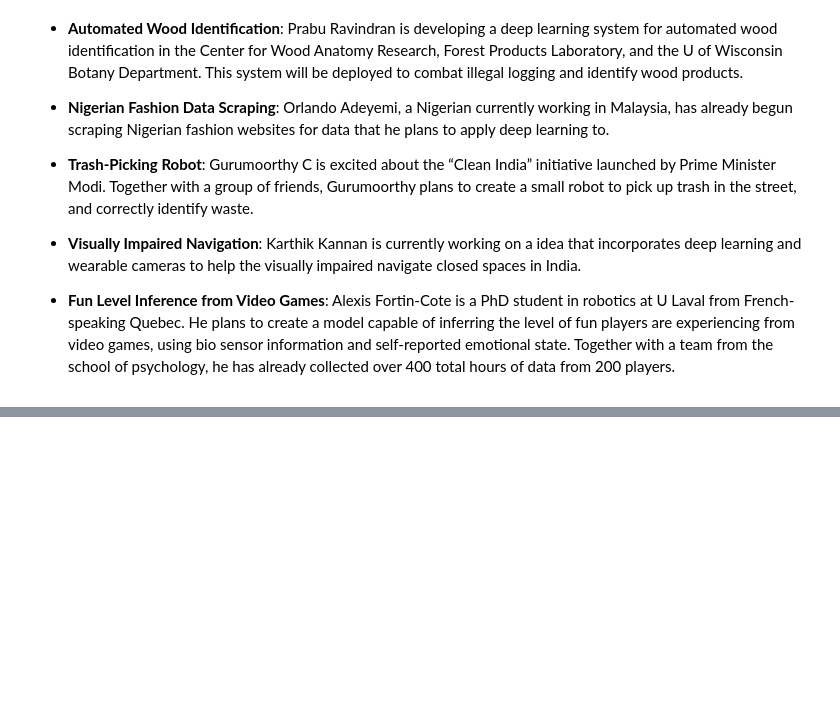
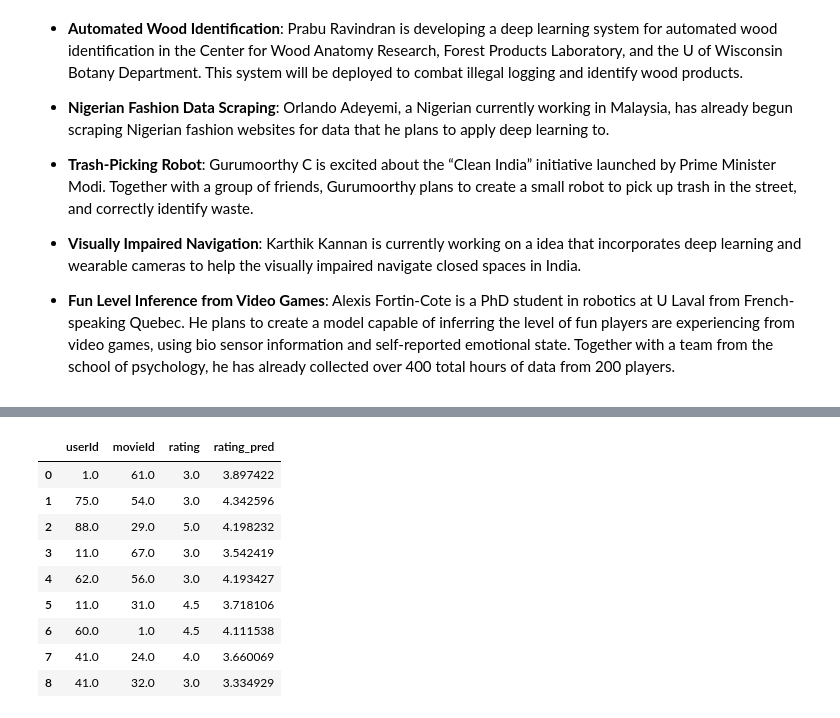
Before and after one commit to sebastianperudev2001/ml-libraries-python, a Jupyter notebook: notebooks/fastai/fastai_research.ipynb, the cells around one changed output, grey strips where cells are left out. Saved outputs shown, nothing was run; the diff lists cells and outputs as text; code cells hidden in the pictures; blank space fills up the shorter version.

```diff
--- a/notebooks/fastai/fastai_research.ipynb
+++ b/notebooks/fastai/fastai_research.ipynb
@@ -111,0 +193,5 @@ print(f"Probability it's a bird: {probs[0].item():.4f}")
+# %%
+from fastai.collab import *
+path = untar_data(URLs.ML_SAMPLE)
+dls = CollabDataLoaders.from_csv(path/'ratings.csv')
+dls.show_batch()
@@ -111,0 +210,3 @@ print(f"Probability it's a bird: {probs[0].item():.4f}")
+# %%
+learn = collab_learner(dls, y_range=(0.5,5.5))
+learn.fine_tune(10)
@@ -111,0 +227,3 @@ print(f"Probability it's a bird: {probs[0].item():.4f}")
+# %%
+learn.show_results() #show me the results of the model
+# %% [output]
@@ -111,0 +231,10 @@ print(f"Probability it's a bird: {probs[0].item():.4f}")
+|  | userId | movieId | rating | rating_pred |
+| 0 | 1.0 | 61.0 | 3.0 | 3.897422 |
+| 1 | 75.0 | 54.0 | 3.0 | 4.342596 |
+| 2 | 88.0 | 29.0 | 5.0 | 4.198232 |
+| 3 | 11.0 | 67.0 | 3.0 | 3.542419 |
+| 4 | 62.0 | 56.0 | 3.0 | 4.193427 |
+| 5 | 11.0 | 31.0 | 4.5 | 3.718106 |
+| 6 | 60.0 | 1.0 | 4.5 | 4.111538 |
+| 7 | 41.0 | 24.0 | 4.0 | 3.660069 |
+| 8 | 41.0 | 32.0 | 3.0 | 3.334929 |
```
Also changed, not shown: parts of 19 cells of this notebook, 2 other files.
